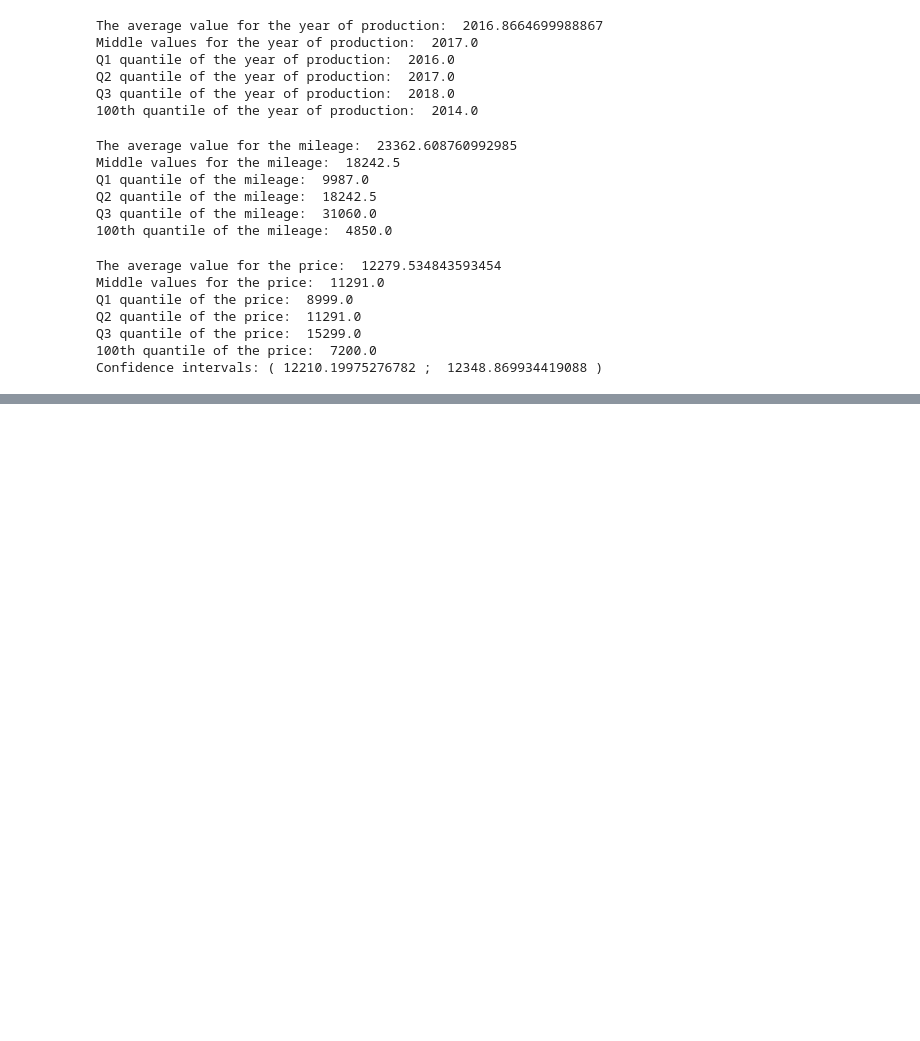
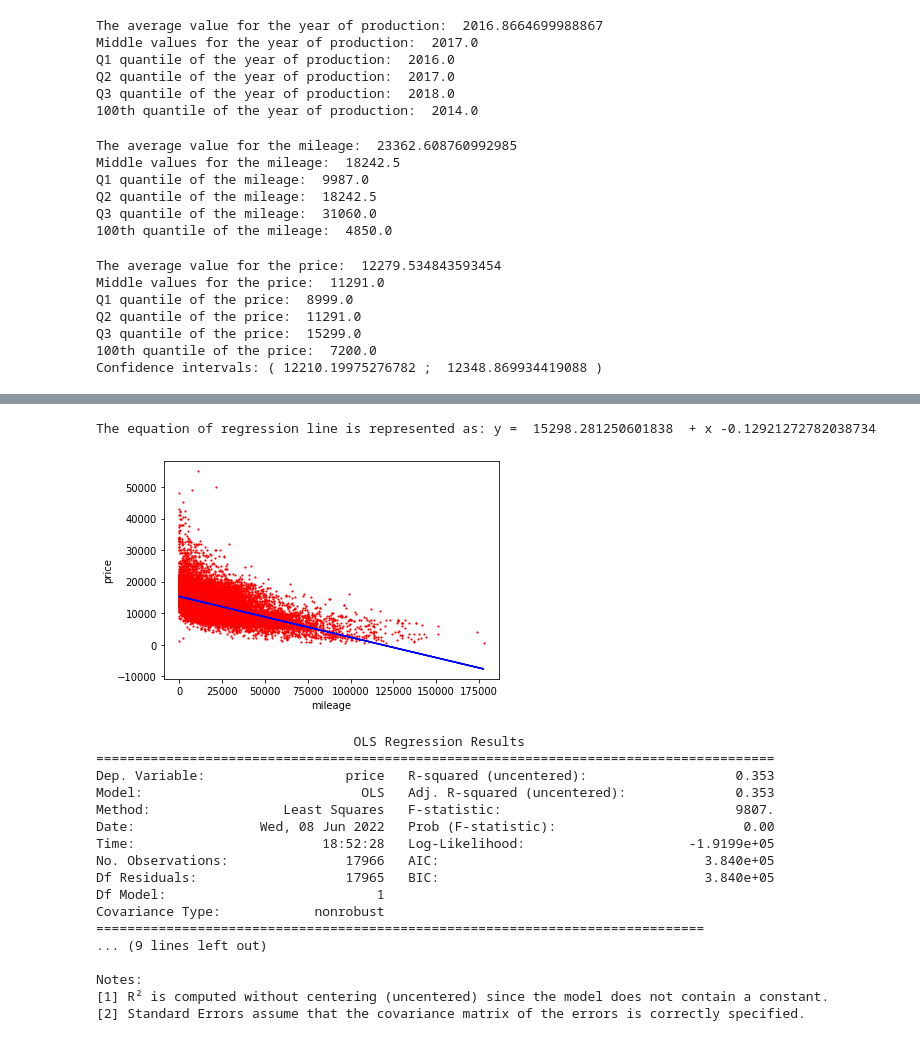
Before and after one commit to Pyother/business-analysis, a Jupyter notebook: ford_cars_prediction.ipynb, the cells around one changed output, grey strips where cells are left out. Cells and saved outputs as stored; diff of their text form; code cells hidden in the pictures; blank space fills up the shorter version.

```diff
--- a/ford_cars_prediction.ipynb
+++ b/ford_cars_prediction.ipynb
@@ -311,0 +323,42 @@ Notes:
+# %%
+import numpy as np
+import statsmodels.api as sm
+
+n = 17966 # no of rows
+mean_price = statistics.mean(price)
+mean_mileage = statistics.mean(mileage)
+SS_xy = np.sum(price*mileage) - n*mean_price*mean_mileage
+SS_xx = np.sum(mileage*mileage) - n*mean_mileage*mean_mileage
+b_1 = SS_xy / SS_xx
+b_0 = mean_price - b_1*mean_mileage
+b = (b_0, b_1)
+print("The equation of regression line is represented as: y = ", b_0, " + x", b_1)
+plt.scatter(mileage, price, color = "red", marker = ".", s = 5)
+price_pred = b[0] + b[1]*mileage
+plt.plot(mileage, price_pred, color = "blue")
+plt.xlabel('mileage')
+plt.ylabel('price')
+plt.show()
+
+reg_model = sm.OLS(price, mileage).fit()
+print(reg_model.summary())
+# %% [output]
+The equation of regression line is represented as: y =  15298.281250601838  + x -0.12921272782038734
+[figure, added]
+                                 OLS Regression Results
+=======================================================================================
+Dep. Variable:                  price   R-squared (uncentered):                   0.353
+Model:                            OLS   Adj. R-squared (uncentered):              0.353
+Method:                 Least Squares   F-statistic:                              9807.
+Date:                Wed, 08 Jun 2022   Prob (F-statistic):                        0.00
+Time:                        18:52:28   Log-Likelihood:                     -1.9199e+05
+No. Observations:               17966   AIC:                                  3.840e+05
+Df Residuals:                   17965   BIC:                                  3.840e+05
+Df Model:                           1
+Covariance Type:            nonrobust
+==============================================================================
+... (9 lines left out)
+
+Notes:
+[1] R² is computed without centering (uncentered) since the model does not contain a constant.
+[2] Standard Errors assume that the covariance matrix of the errors is correctly specified.
```
Also changed, not shown: parts of 5 cells of this notebook.
